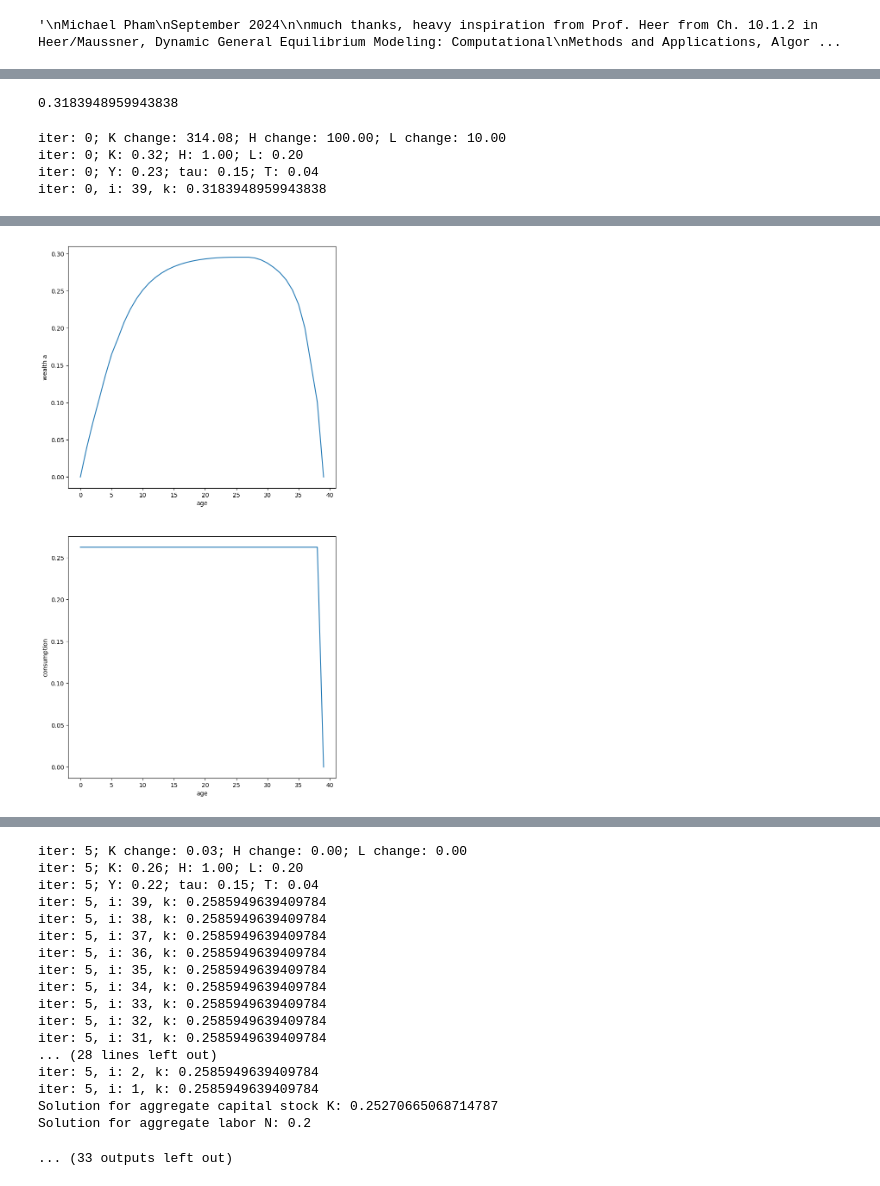
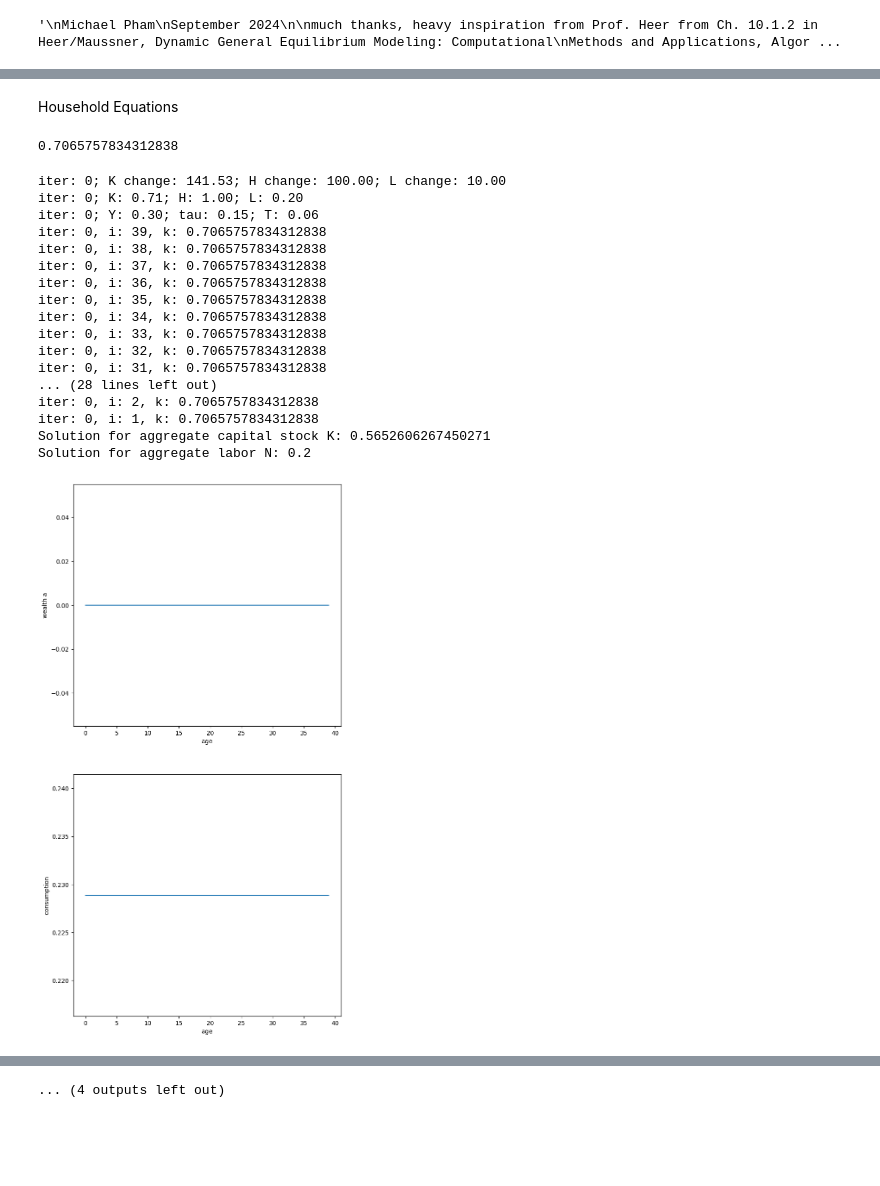
Before and after one commit to mpham8/macro-debtrelief-humancapital, a Jupyter notebook: hc-olg-model/ss_run1.ipynb, the cells around one changed output, grey strips where cells are left out. Cells and saved outputs as stored; diff of their text form; code cells hidden in the pictures; blank space fills up the shorter version.

```diff
--- a/hc-olg-model/ss_run1.ipynb
+++ b/hc-olg-model/ss_run1.ipynb
@@ -27,7 +27,7 @@ beta = 0.96  # discount factor
 eta = 2.0    # coefficient of relative risk aversion
 gamma = 0.5  # disutility from working
 alpha = 0.33 # capital share in production
-delta = 0.2  # depreciation rate
+delta = 0.1  # depreciation rate
 # omega = 0.1  # parent education time factor
 # phi_p = 0.5  # share of parental input in education
 # psi_e = 0.5  # CES parameter for education inputs
@@ -120,6 +124,8 @@ def transfer(K_prev, H, L, G, tau, w, r):
   tax_revenue = tau*w*H*L + tau*r*K_prev
   T = tax_revenue + G
   return T
+# %% [markdown]
+Household Equations
 # %%
 def utility(c, l):
   """
@@ -174,7 +180,7 @@ l = 0.2
 
 K_bar
 # %% [output]
-0.3183948959943838
+0.7065757834312838
 # %%
 class Search:
 
@@ -238,7 +244,7 @@ while iteration < max_iters - 1 and K_diff > tolerance:
   r = interest_rate(K_prev = K_bar, H = H_bar, L = L_bar)
   Y = production(K_prev = K_bar, H = H_bar, L = L_bar)
   grants = G_gdp * Y
-  T = transfer(K_prev = K_bar, H = H_bar, L = L_bar, G = grants, tau = tau, w = w, r = r)
+  T = transfer(K_prev = K_bar, H = H_bar, L = L_bar, G = grants, tau = tau, w = w, r = r)/periods
 
   print(f"iter: {iteration}; K: {K_bar:.2f}; H: {H_bar:.2f}; L: {L_bar:.2f}")
   print(f"iter: {iteration}; Y: {Y:.2f}; tau: {tau:.2f}; T: {T:.2f}")
@@ -260,22 +266,22 @@ while iteration < max_iters - 1 and K_diff > tolerance:
 
 
   #compute last period value function st eq. 15
-  # for i in range(na):
-  #   c = (1-tau)*w*h*l + (1+r)*k_grid[i] - max(0, tau * r * k_grid[i]) + T
-  #   value_array[i, periods - 1] = utility(c, l)
-  #   c_optimal_array[i, periods - 1]
-
-  #HERE
+  for i in range(na):
+    final_period_assets = (1-tau)*w*H_bar*L_old + (1+r)*k_grid[i] - tau*r*max(k_grid[i], 0) + T
+    value_array[i, periods - 1] = utility(final_period_assets, l)
+    c_optimal_array[i, periods - 1] = final_period_assets
+    l_optimal_array[i, periods - 1] = l
+    h_optimal_array[i, periods - 1] = h
 
 
   #compute policy function
   for i in range(periods-1, 0, -1): #loop backwards from age 60 to 0
     print(f"iter: {iteration}, i: {i}, k: {K_bar}")
-    vr_polate = interpolate.interp1d(k_grid, value_array[:,i], fill_value='extrapolate') #interpolator which lines up k_grid with value_array row i
+    vr_polate = interpolate.interp1d(k_grid, value_array[:,i], kind='cubic', fill_value='extrapolate') #interpolator which lines up k_grid with value_array row i
 
     m0 = 0
 
-    for j in range(na): #iteration within this age loop
+    for j in range(na): #iteration through all possible kt-1 assets could come into periods with
       k0 = k_grid[j]
 
       ax = 0
@@ -286,9 +292,6 @@ while iteration < max_iters - 1 and K_diff > tolerance:
 
       while (ax > bx or bx > cx):
         m += 1
-        w = wage_rate(K_prev = k_grid[m], H = H_bar, L = L_bar)
-        r = interest_rate(K_prev = k_grid[m], H = H_bar, L = L_bar)
-        T = transfer(K_prev = k_grid[m], H = H_bar, L = L_bar, G = grants, tau = tau, w = w, r = r)
         v1 = value_function(vr_polate, k = k_grid[m], k_prev = k0, l = l, h = h, w = w, r = r, tau = tau, T = T)
 
         if v1 > v0:
@@ -385,40 +388,58 @@ while iteration < max_iters - 1 and K_diff > tolerance:
   k_gen = np.zeros(periods)
   l_gen = np.zeros(periods)
   c_gen = np.zeros(periods)
+  h_gen = np.zeros(periods)
 
   k_gen[0] = k_start
 
   for q in range(periods - 1):
-    a_polate = interpolate.interp1d(k_grid, k_optimal_array[:,q], fill_value='extrapolate') #interpolator which lines up k_grid with value_array row i
+    a_polate = interpolate.interp1d(k_grid, k_optimal_array[:,q], kind='cubic', fill_value='extrapolate') #interpolator which lines up k_grid with value_array row i
 
     k_gen[q+1] = a_polate(k_gen[q])
 
     #solve to n
     # w = wage_rate(K_prev = k_gen[q], H = H_bar, L = L_bar)
     # r = interest_rate(K_prev = k_gen[q], H = H_bar, L = L_bar)
     # T = transfer(K_prev = k_gen[q], H = H_bar, L = L_bar, G = grants, tau = tau, w = w, r = r)
     c_gen[q] = consumption(k_prev=c_gen[q], k=c_gen[q+1], h=h, l=l, w=w, r=r, tau=tau, T=T)
 
-    K_new = np.mean(k_gen) #could do check for each gen same instead of mean
+  K_new = np.mean(k_gen) #could do check for each gen same instead of mean
 
-    K_bar = phi*K_old + (1-phi)*K_new
+  K_bar = phi*K_old + (1-phi)*K_new
+
+  final_period_assets = (1-tau)*w*H_bar*L_bar + (1+r)*k_gen[periods-1] - tau*r*max(k_gen[periods-1], 0) + T
+  c_gen[periods-1] = final_period_assets
 
   print("Solution for aggregate capital stock K: " + str(K_bar))
   print("Solution for aggregate labor N: " + str(L_bar))
 
   fig, axes = plt.subplots(2, 1, figsize=(8, 16))
   axes[0].set_xlabel('age')
   axes[0].set_ylabel('wealth a')
   axes[0].plot(k_gen)
   axes[1].set_xlabel('age')
   axes[1].set_ylabel('consumption')
   axes[1].plot(c_gen)
   plt.show()
 
 
     #update H, L
 # %% [output]
-iter: 0; K change: 314.08; H change: 100.00; L change: 10.00
-iter: 0; K: 0.32; H: 1.00; L: 0.20
-iter: 0; Y: 0.23; tau: 0.15; T: 0.04
-iter: 0, i: 39, k: 0.3183948959943838
+iter: 0; K change: 141.53; H change: 100.00; L change: 10.00
+iter: 0; K: 0.71; H: 1.00; L: 0.20
+iter: 0; Y: 0.30; tau: 0.15; T: 0.06
+iter: 0, i: 39, k: 0.7065757834312838
+iter: 0, i: 38, k: 0.7065757834312838
+iter: 0, i: 37, k: 0.7065757834312838
+iter: 0, i: 36, k: 0.7065757834312838
+iter: 0, i: 35, k: 0.7065757834312838
+iter: 0, i: 34, k: 0.7065757834312838
+iter: 0, i: 33, k: 0.7065757834312838
+iter: 0, i: 32, k: 0.7065757834312838
+iter: 0, i: 31, k: 0.7065757834312838
+... (28 lines left out)
+iter: 0, i: 2, k: 0.7065757834312838
+iter: 0, i: 1, k: 0.7065757834312838
+Solution for aggregate capital stock K: 0.5652606267450271
+Solution for aggregate labor N: 0.2
+[figure, new version]
@@ -441,2 +462 @@ Solution for aggregate capital stock K: 0.3003557979842157
 Solution for aggregate labor N: 0.2
-[figure, old version]
@@ -515,18 +536 @@ Solution for aggregate labor N: 0.2
-iter: 5; K change: 0.03; H change: 0.00; L change: 0.00
-iter: 5; K: 0.26; H: 1.00; L: 0.20
-iter: 5; Y: 0.22; tau: 0.15; T: 0.04
-iter: 5, i: 39, k: 0.2585949639409784
-iter: 5, i: 38, k: 0.2585949639409784
-iter: 5, i: 37, k: 0.2585949639409784
-iter: 5, i: 36, k: 0.2585949639409784
-iter: 5, i: 35, k: 0.2585949639409784
-iter: 5, i: 34, k: 0.2585949639409784
-iter: 5, i: 33, k: 0.2585949639409784
-iter: 5, i: 32, k: 0.2585949639409784
-iter: 5, i: 31, k: 0.2585949639409784
-... (28 lines left out)
-iter: 5, i: 2, k: 0.2585949639409784
-iter: 5, i: 1, k: 0.2585949639409784
-Solution for aggregate capital stock K: 0.25270665068714787
-Solution for aggregate labor N: 0.2
+... (4 outputs left out)
-... (33 outputs left out)
```
Also changed, not shown: parts of 3 cells of this notebook.
